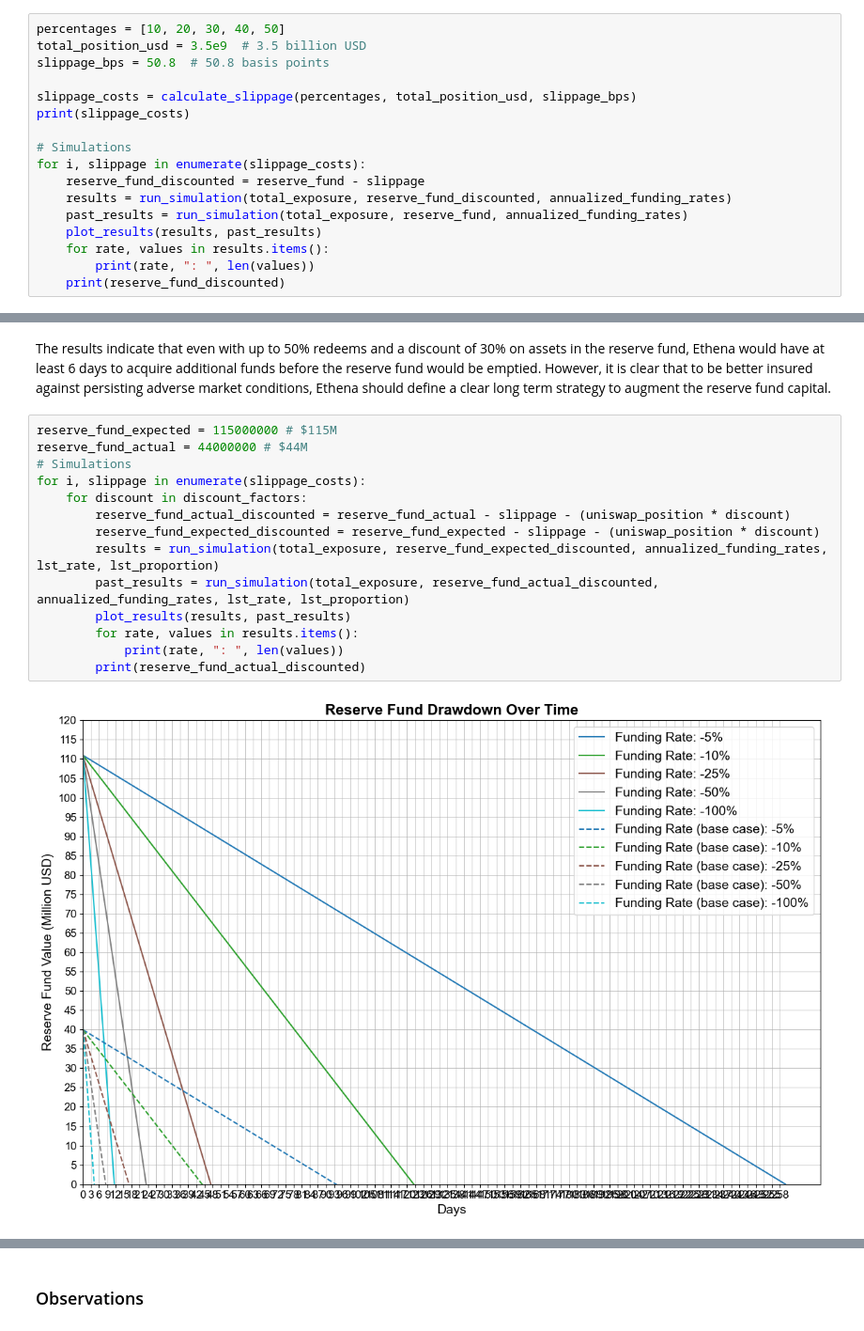
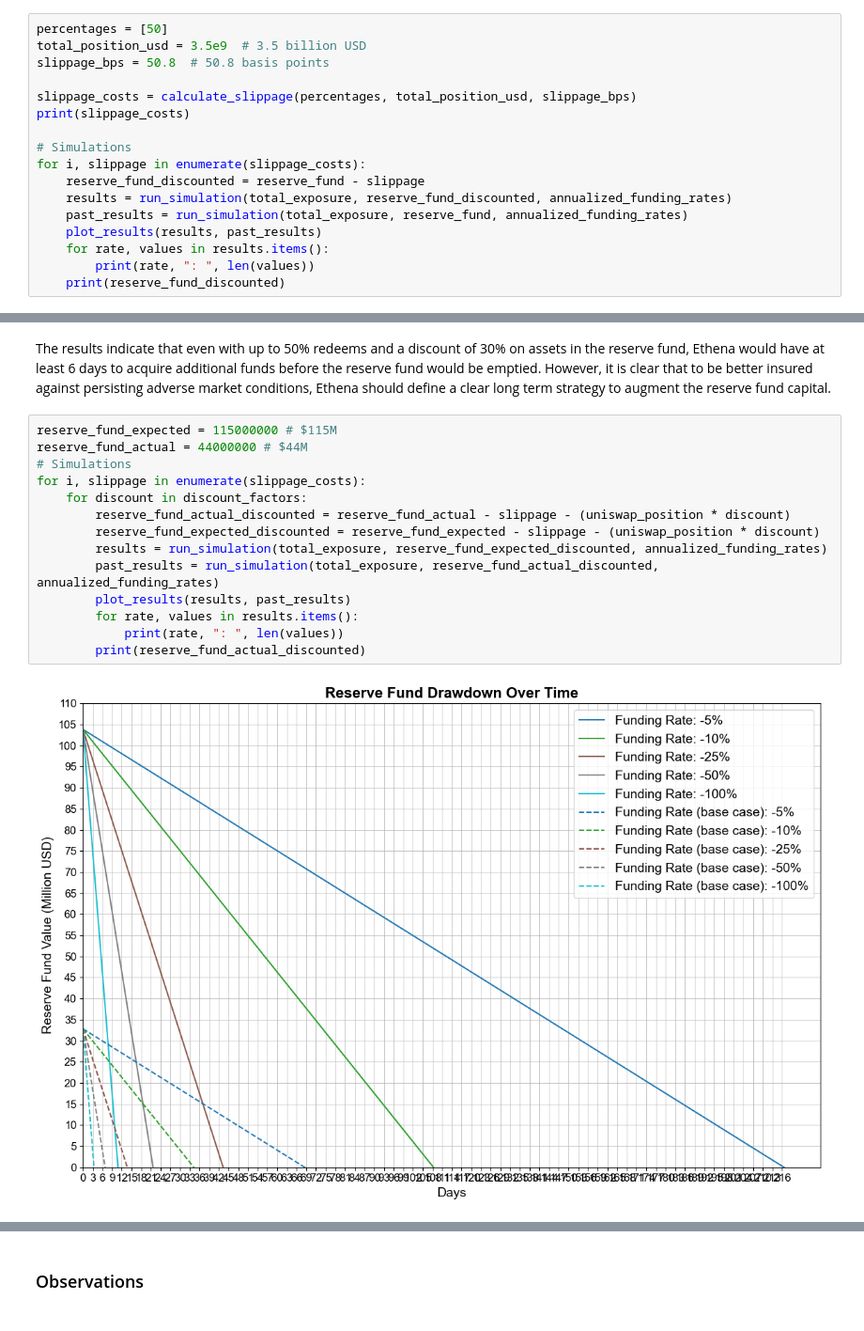
Before and after one commit to llama-risk/ethena_simulations, a Jupyter notebook: reserve_simulations.ipynb, the cells around one changed output, grey strips where cells are left out. Shown at 94% size. Cells and saved outputs as stored; diff of their text form.

```diff
--- a/reserve_simulations.ipynb
+++ b/reserve_simulations.ipynb
@@ -201,7 +201,7 @@ def calculate_slippage(percentages, total_position_usd, slippage_bps):
 
     return slippage_costs
 # %%
-percentages = [10, 20, 30, 40, 50]
+percentages = [50]
 total_position_usd = 3.5e9  # 3.5 billion USD
 slippage_bps = 50.8  # 50.8 basis points
 
@@ -308,16 +252,16 @@ The results indicate that even with up to 50% redeems and a discount of 30% on a
 # %%
 reserve_fund_expected = 115000000 # $115M
 reserve_fund_actual = 44000000 # $44M
 # Simulations
 for i, slippage in enumerate(slippage_costs):
     for discount in discount_factors:
         reserve_fund_actual_discounted = reserve_fund_actual - slippage - (uniswap_position * discount)
         reserve_fund_expected_discounted = reserve_fund_expected - slippage - (uniswap_position * discount)
-        results = run_simulation(total_exposure, reserve_fund_expected_discounted, annualized_funding_rates, lst_rate, lst_proportion)
-        past_results = run_simulation(total_exposure, reserve_fund_actual_discounted, annualized_funding_rates, lst_rate, lst_proportion)
+        results = run_simulation(total_exposure, reserve_fund_expected_discounted, annualized_funding_rates)
+        past_results = run_simulation(total_exposure, reserve_fund_actual_discounted, annualized_funding_rates)
         plot_results(results, past_results)
         for rate, values in results.items():
             print(rate, ": ", len(values))
         print(reserve_fund_actual_discounted)
 # %% [output]
-[figure, old version]
+[figure, new version]
```
Also changed, not shown: parts of 3 cells of this notebook.
